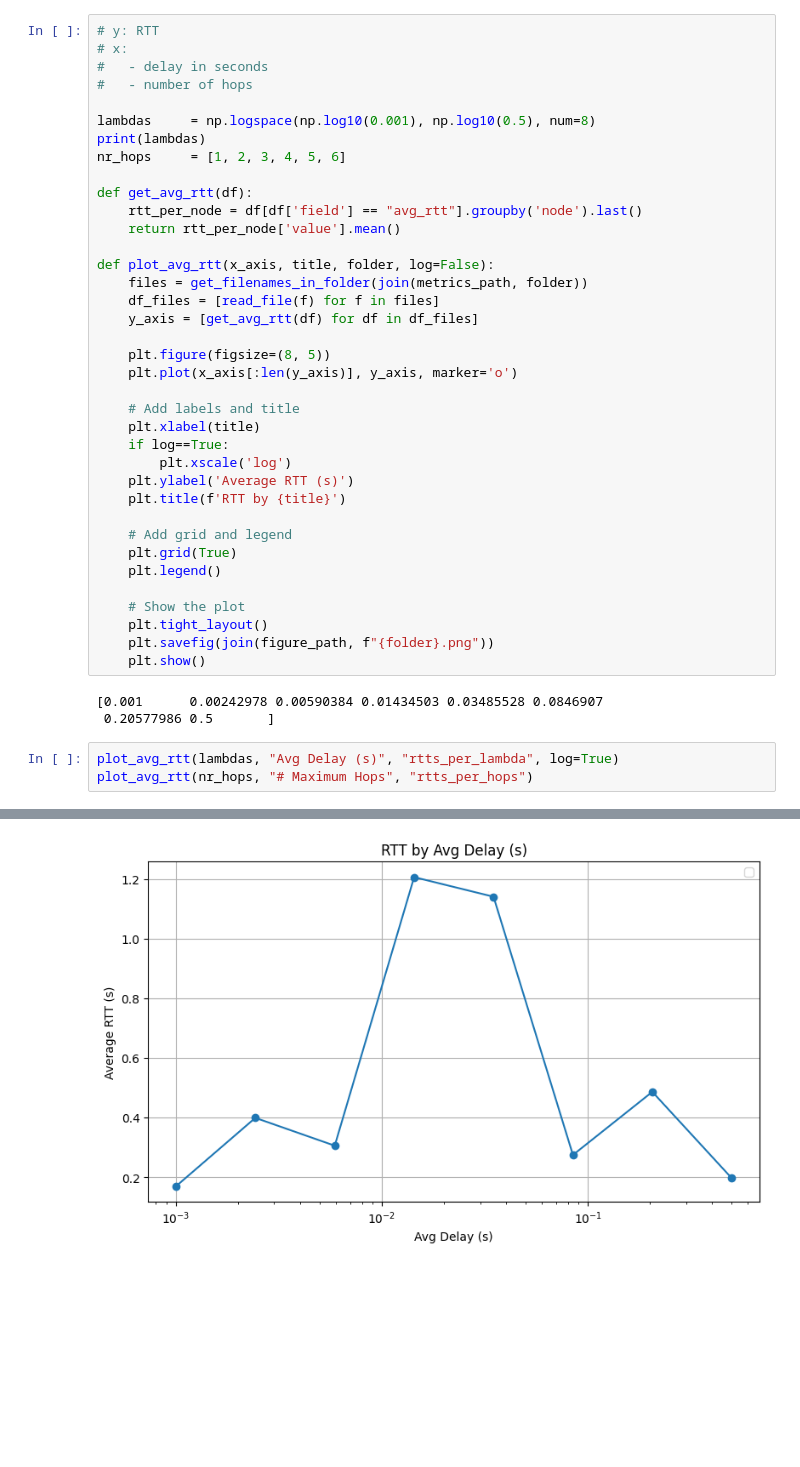
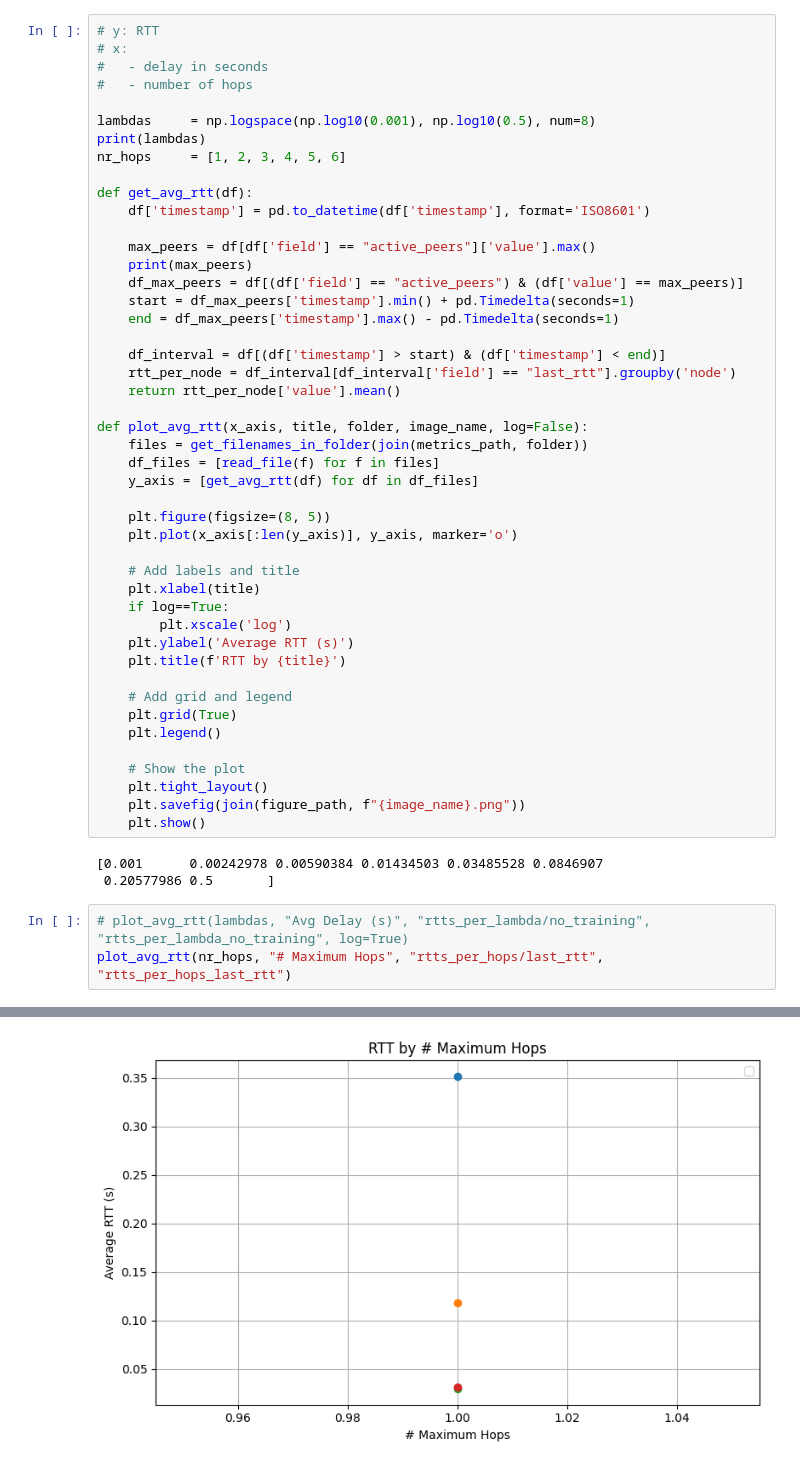
Before and after one commit to Altishofer/DFL_PeerBasedMixing, a Jupyter notebook: experiments/evaluation-plots.ipynb, the cells around one changed output, grey strips where cells are left out. Cells and saved outputs as stored; diff of their text form; blank space fills up the shorter version.

```diff
--- a/experiments/evaluation-plots.ipynb
+++ b/experiments/evaluation-plots.ipynb
@@ -191,10 +191,19 @@ print(lambdas)
 nr_hops     = [1, 2, 3, 4, 5, 6]
 
 def get_avg_rtt(df):
-    rtt_per_node = df[df['field'] == "avg_rtt"].groupby('node').last()
+    df['timestamp'] = pd.to_datetime(df['timestamp'], format='ISO8601')
+
+    max_peers = df[df['field'] == "active_peers"]['value'].max()
+    print(max_peers)
+    df_max_peers = df[(df['field'] == "active_peers") & (df['value'] == max_peers)]
+    start = df_max_peers['timestamp'].min() + pd.Timedelta(seconds=1)
+    end = df_max_peers['timestamp'].max() - pd.Timedelta(seconds=1)
+
+    df_interval = df[(df['timestamp'] > start) & (df['timestamp'] < end)]
+    rtt_per_node = df_interval[df_interval['field'] == "last_rtt"].groupby('node')
     return rtt_per_node['value'].mean()
 
-def plot_avg_rtt(x_axis, title, folder, log=False):
+def plot_avg_rtt(x_axis, title, folder, image_name, log=False):
     files = get_filenames_in_folder(join(metrics_path, folder))
     df_files = [read_file(f) for f in files]
     y_axis = [get_avg_rtt(df) for df in df_files]
@@ -215,12 +224,12 @@ def plot_avg_rtt(x_axis, title, folder, log=False):
 
     # Show the plot
     plt.tight_layout()
-    plt.savefig(join(figure_path, f"{folder}.png"))
+    plt.savefig(join(figure_path, f"{image_name}.png"))
     plt.show()
 # %% [output]
 [0.001      0.00242978 0.00590384 0.01434503 0.03485528 0.0846907
  0.20577986 0.5       ]
 # %%
-plot_avg_rtt(lambdas, "Avg Delay (s)", "rtts_per_lambda", log=True)
-plot_avg_rtt(nr_hops, "# Maximum Hops", "rtts_per_hops")
+# plot_avg_rtt(lambdas, "Avg Delay (s)", "rtts_per_lambda/no_training", "rtts_per_lambda_no_training", log=True)
+plot_avg_rtt(nr_hops, "# Maximum Hops", "rtts_per_hops/last_rtt", "rtts_per_hops_last_rtt")
 # %% [output]
@@ -227 +237 @@ plot_avg_rtt(nr_hops, "# Maximum Hops", "rtts_per_hops")
-[figure, old version]
+[figure, new version]
```
Also changed, not shown: parts of 2 cells of this notebook, 11 other files.
